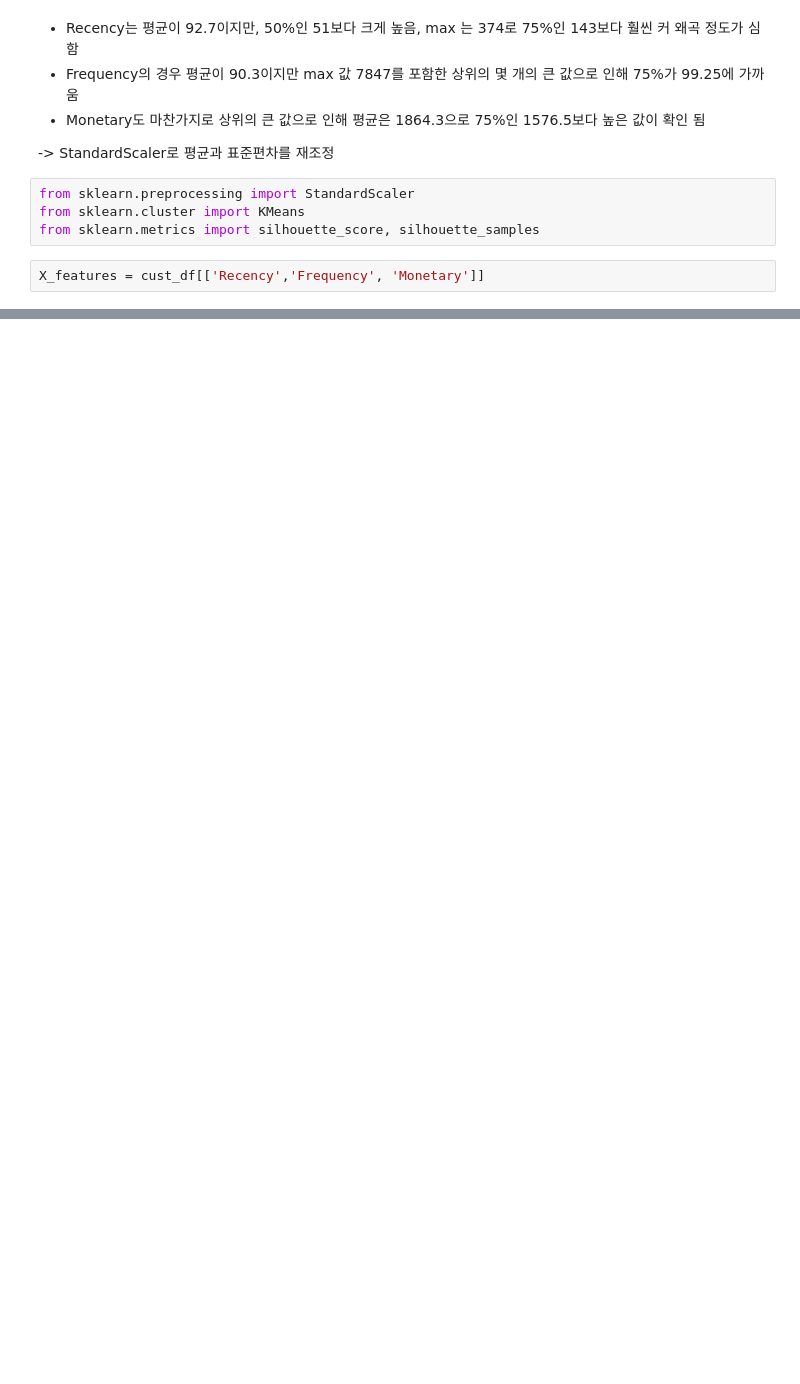
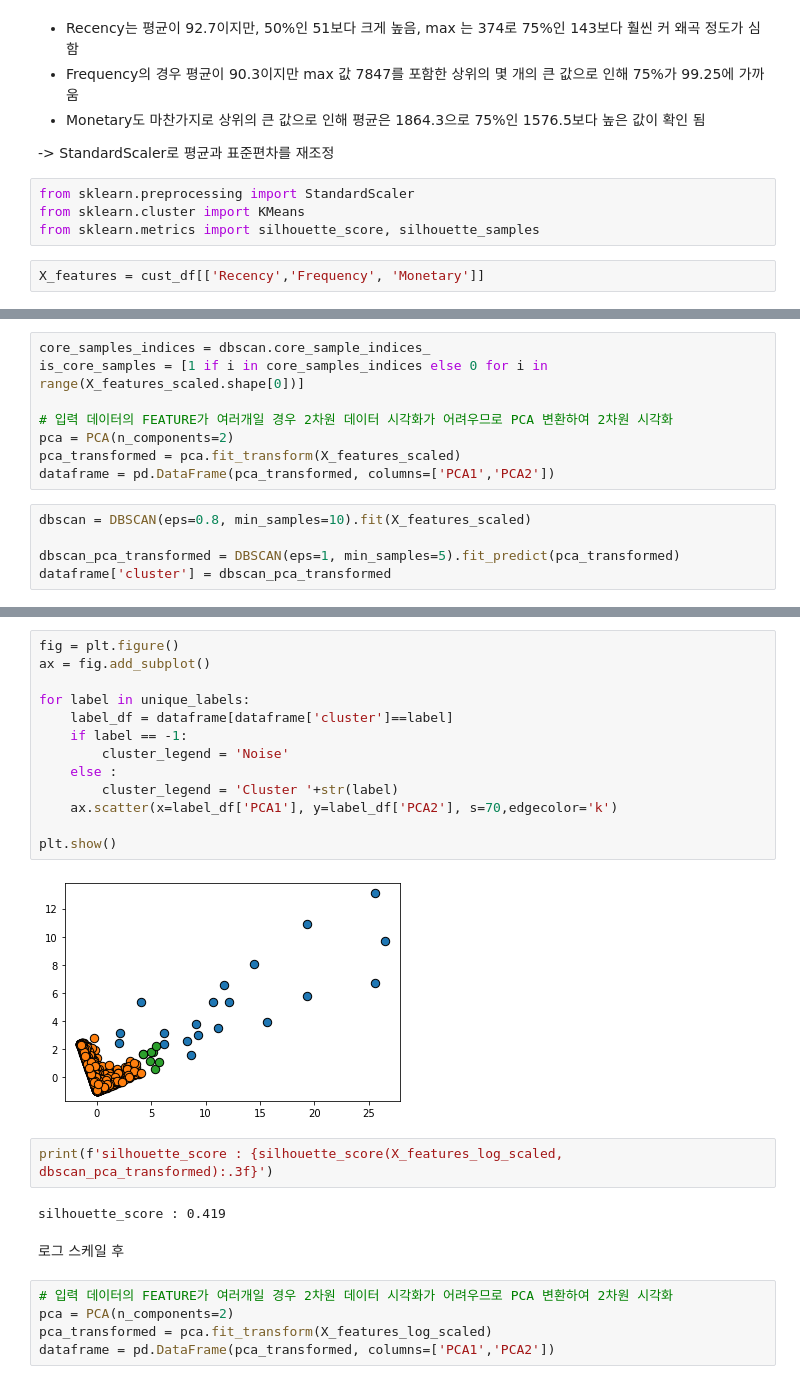
Before and after one commit to boossiman2/simple_item_recommender, a Jupyter notebook: customer_clustering/data_prepocess.ipynb, the cells around one changed output, grey strips where cells are left out. Cells and saved outputs as stored; diff of their text form; blank space fills up the shorter version.

```diff
--- a/customer_clustering/data_prepocess.ipynb
+++ b/customer_clustering/data_prepocess.ipynb
@@ -242,0 +381,13 @@ X_features
+# %%
+core_samples_indices = dbscan.core_sample_indices_
+is_core_samples = [1 if i in core_samples_indices else 0 for i in range(X_features_scaled.shape[0])]
+
+# 입력 데이터의 FEATURE가 여러개일 경우 2차원 데이터 시각화가 어려우므로 PCA 변환하여 2차원 시각화
+pca = PCA(n_components=2)
+pca_transformed = pca.fit_transform(X_features_scaled)
+dataframe = pd.DataFrame(pca_transformed, columns=['PCA1','PCA2'])
+# %%
+dbscan = DBSCAN(eps=0.8, min_samples=10).fit(X_features_scaled)
+
+dbscan_pca_transformed = DBSCAN(eps=1, min_samples=5).fit_predict(pca_transformed)
+dataframe['cluster'] = dbscan_pca_transformed
@@ -242,0 +399,26 @@ X_features
+# %%
+fig = plt.figure()
+ax = fig.add_subplot()
+
+for label in unique_labels:
+    label_df = dataframe[dataframe['cluster']==label]
+    if label == -1:
+        cluster_legend = 'Noise'
+    else :
+        cluster_legend = 'Cluster '+str(label)
+    ax.scatter(x=label_df['PCA1'], y=label_df['PCA2'], s=70,edgecolor='k')
+
+plt.show()
+# %% [output]
+[figure, added]
+# %%
+print(f'silhouette_score : {silhouette_score(X_features_log_scaled, dbscan_pca_transformed):.3f}')
+# %% [output]
+silhouette_score : 0.419
+# %% [markdown]
+로그 스케일 후
+# %%
+# 입력 데이터의 FEATURE가 여러개일 경우 2차원 데이터 시각화가 어려우므로 PCA 변환하여 2차원 시각화
+pca = PCA(n_components=2)
+pca_transformed = pca.fit_transform(X_features_log_scaled)
+dataframe = pd.DataFrame(pca_transformed, columns=['PCA1','PCA2'])
```
Also changed, not shown: parts of 19 cells of this notebook.
